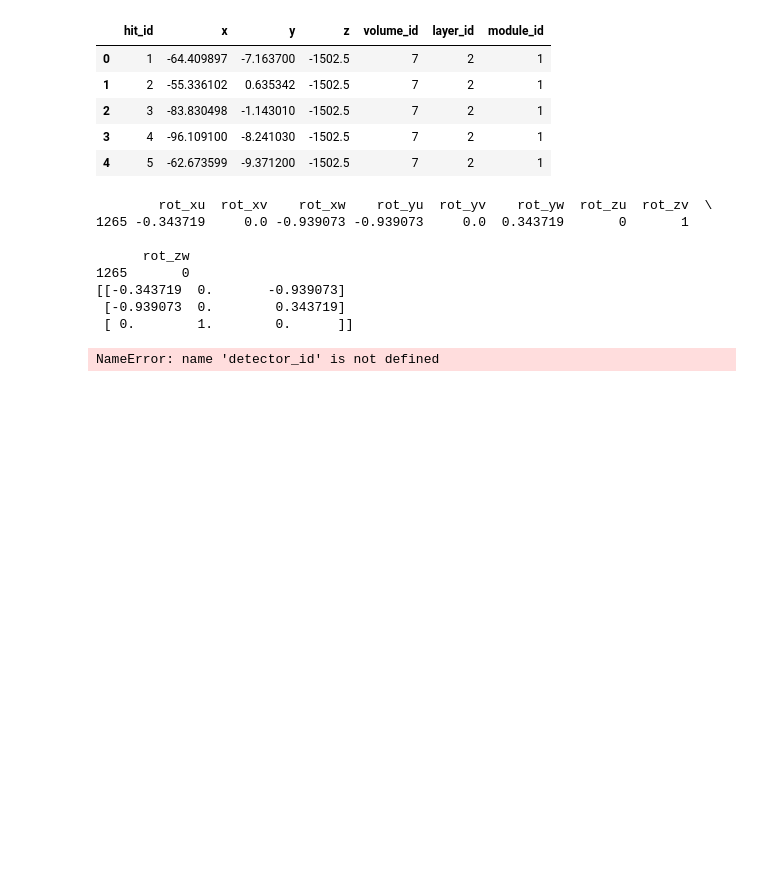
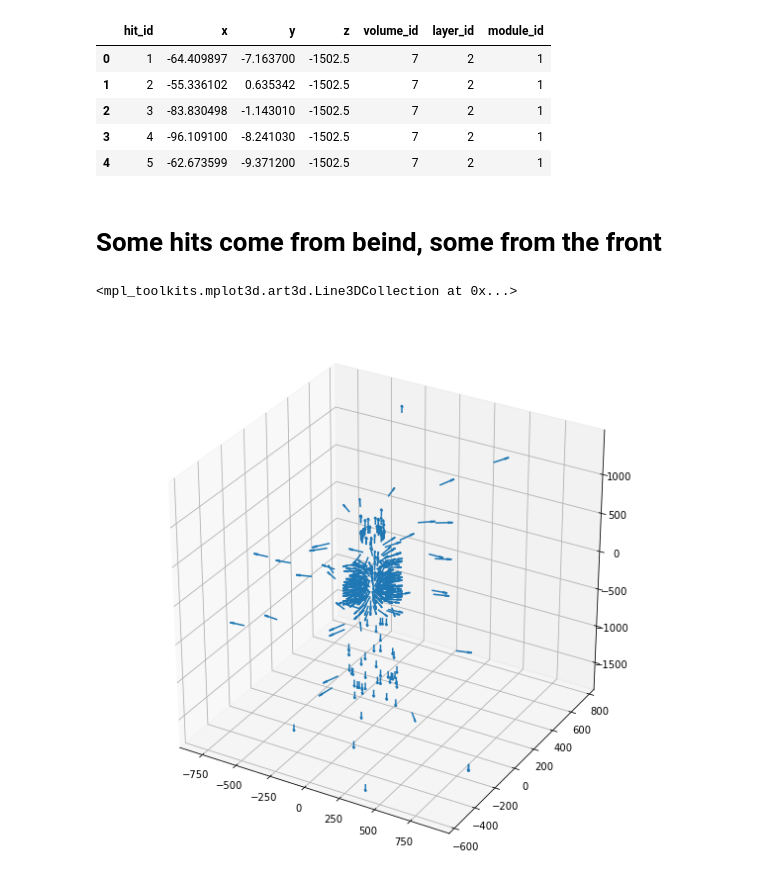
Before and after one commit to sqrider/MATH189_FINAL_PROJ, a Jupyter notebook: Trajectories.ipynb, the cells around one changed output. Cells and saved outputs as stored; diff of their text form; code cells hidden in the pictures; blank space fills up the shorter version.

```diff
--- a/Trajectories.ipynb
+++ b/Trajectories.ipynb
@@ -204,36 +196,45 @@ hits.head()
 | 3 | 4 | -96.109100 | -8.241030 | -1502.5 | 7 | 2 | 1 |
 | 4 | 5 | -62.673599 | -9.371200 | -1502.5 | 7 | 2 | 1 |
 # %%
-angles = []
-particle_ids = np.unique(particles[particles.q == 1].particle_id)[:1]
-# for particle_id in particle_ids:
-paricle_id = particle_ids[0]
-hit_ids = truth[truth.particle_id == particle_id]['hit_id']
-# if len(hit_ids) >=3:
-hit_1 = hit_ids.iloc[0]
-hit_2 = hit_ids.iloc[1]
-hit_3 = hit_ids.iloc[2]
+angles_in = []
+angles_out = []
+angles_total = []
+dots_in = []
+dots_out = []
+detector_positions = []
+detector_normals = []
+particles_data = []
 
-vec_in = hits.loc[hit_2-1][['x','y','z']] - hits.loc[hit_1-1][['x','y','z']]
-vec_out = hits.loc[hit_3-1][['x','y','z']] - hits.loc[hit_2-1][['x','y','z']]
+particle_ids = np.unique(particles.particle_id)[:500]
+for particle_id in particle_ids:
+    hit_ids = truth[truth.particle_id == particle_id]['hit_id']
+    if len(hit_ids) >=3:
+        particles_data.append(particle_id)
+        hit_1 = hit_ids.iloc[0]
+        hit_2 = hit_ids.iloc[1]
+        hit_3 = hit_ids.iloc[2]
 
-detector_id = hits.loc[hit_2-1][['volume_id','layer_id','module_id']].values
-detector = detectors[(detectors['volume_id'] == detector_id[0]) & (detectors['layer_id'] == detector_id[1]) & (detectors['module_id'] == detector_id[2])]
+        vec_in = hits.iloc[hit_2-1][['x','y','z']] - hits.loc[hit_1-1][['x','y','z']]
+        vec_out = hits.iloc[hit_3-1][['x','y','z']] - hits.loc[hit_2-1][['x','y','z']]
 
-rotation_mat = detector[['rot_xu', 'rot_xv','rot_xw', 'rot_yu', 'rot_yv','rot_yw', 'rot_zu', 'rot_zv','rot_zw']]
-print(rotation_mat)
-rotation_mat = rotation_mat.values.reshape(3,3)
-print(rotation_mat)
+        detector_id = hits.loc[hit_2-1][['volume_id','layer_id','module_id']].values
+        detector = detectors[(detectors['volume_id'] == detector_id[0]) & (detectors['layer_id'] == detector_id[1]) & (detectors['module_id'] == detector_id[2])]
+
+        detector_pos = detector[['cx', 'cy', 'cz']].values[0]
+        detector_positions.append(detector_pos)
+        rotation_mat = detector[['rot_xu', 'rot_xv','rot_xw', 'rot_yu', 'rot_yv','rot_yw', 'rot_zu', 'rot_zv','rot_zw']]
+        rotation_mat = rotation_mat.values.reshape(3,3)
+        normal = rotation_mat @ np.array([0,0,1])
+        detector_normals.append(normal)
+
+        dot_in = np.dot(vec_in, normal)
+        angle_in = angle(vec_in, normal)
+        dot_out = np.dot(vec_out, normal)
+        angle_out = angle(normal, vec_out)
+        angle_total = angle(vec_in, vec_out)
+
+        angles_in.append(angle_in)
+        angles_out.append(angle_out)
+        angles_total.append(angle_total)
+        dots_in.append(dot_in)
+        dots_out.append(dot_out)
-# %% [output]
-        rot_xu  rot_xv    rot_xw    rot_yu  rot_yv    rot_yw  rot_zu  rot_zv  \
-1265 -0.343719     0.0 -0.939073 -0.939073     0.0  0.343719       0       1
-
-      rot_zw
-1265       0
-[[-0.343719  0.       -0.939073]
- [-0.939073  0.        0.343719]
- [ 0.        1.        0.      ]]
-# %%
-detector_id
-# %% [output]
-NameError: name 'detector_id' is not defined
@@ -239,0 +243,11 @@ NameError: name 'detector_id' is not defined
+# %% [markdown]
+# Some hits come from beind, some from the front
+# %%
+x, y, z = list(zip(*detector_positions))
+u,v,w = list(zip(*detector_normals))
+fig = plt.figure(figsize=(10,10))
+ax = fig.gca(projection='3d')
+ax.quiver(x, y, z, u, v, w, length=100)
+# %% [output]
+<mpl_toolkits.mplot3d.art3d.Line3DCollection at 0x...>
+[figure, added]
```
Also changed, not shown: parts of 20 cells of this notebook.
